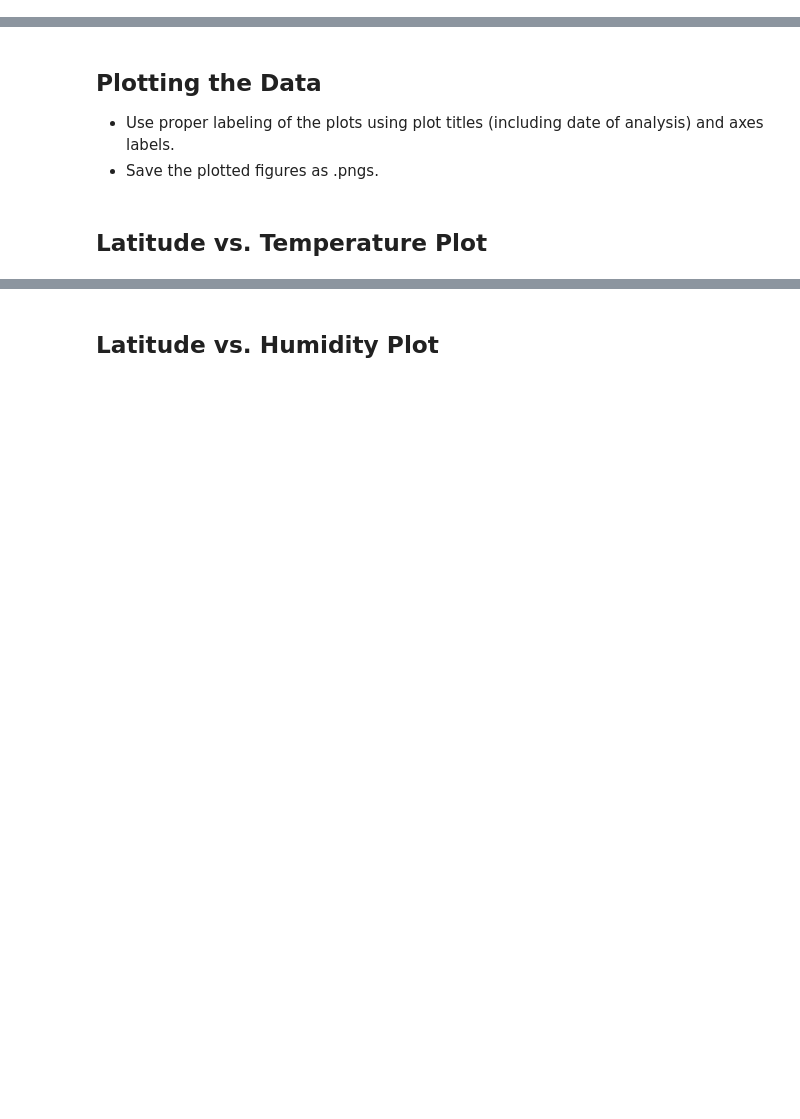
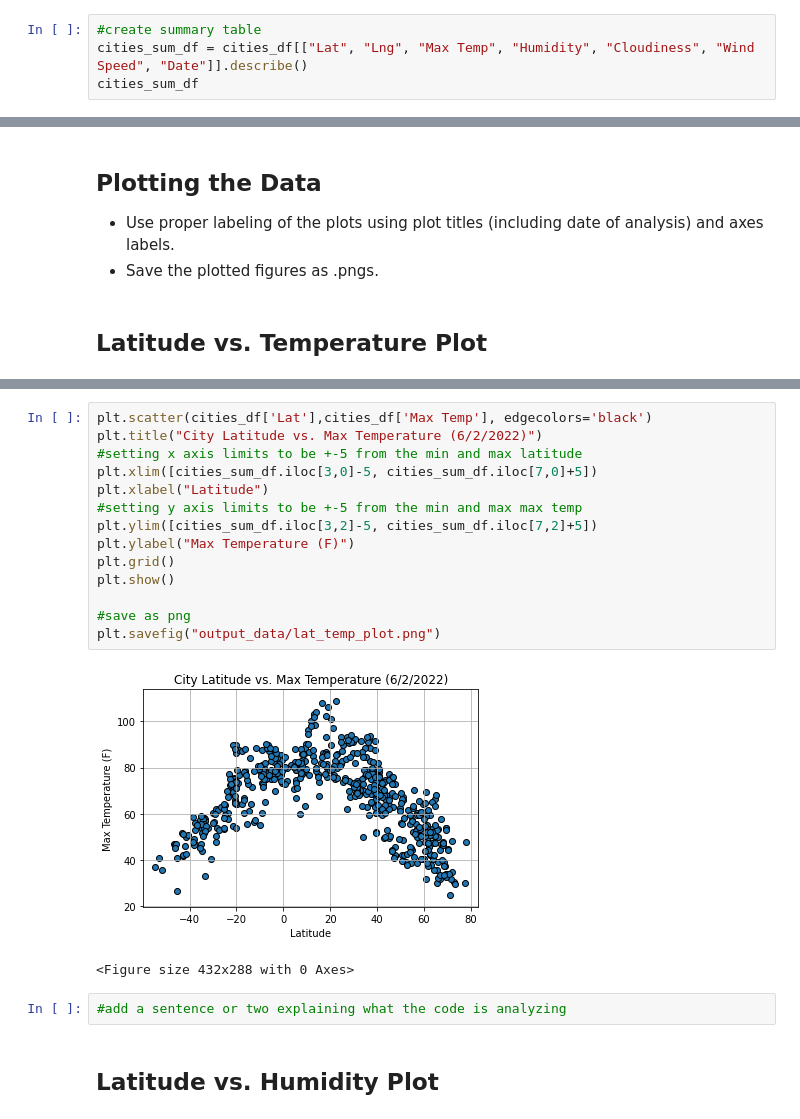
Before and after one commit to mbruns13/python-api-challenge, a Jupyter notebook: WeatherPy.ipynb, the cells around one changed output, grey strips where cells are left out. Cells and saved outputs as stored; diff of their text form; blank space fills up the shorter version.

Commit message:
updating with scatter plots

```diff
--- a/WeatherPy.ipynb
+++ b/WeatherPy.ipynb
@@ -168,0 +160,4 @@ cities_df
+# %%
+#create summary table
+cities_sum_df = cities_df[["Lat", "Lng", "Max Temp", "Humidity", "Cloudiness", "Wind Speed", "Date"]].describe()
+cities_sum_df
@@ -207,2 +197,21 @@ Int64Index([], dtype='int64')
+# %%
+plt.scatter(cities_df['Lat'],cities_df['Max Temp'], edgecolors='black')
+plt.title("City Latitude vs. Max Temperature (6/2/2022)")
+#setting x axis limits to be +-5 from the min and max latitude
+plt.xlim([cities_sum_df.iloc[3,0]-5, cities_sum_df.iloc[7,0]+5])
+plt.xlabel("Latitude")
+#setting y axis limits to be +-5 from the min and max max temp
+plt.ylim([cities_sum_df.iloc[3,2]-5, cities_sum_df.iloc[7,2]+5])
+plt.ylabel("Max Temperature (F)")
+plt.grid()
+plt.show()
+
+#save as png
+plt.savefig("output_data/lat_temp_plot.png")
+# %% [output]
+[figure, added]
+<Figure size 432x288 with 0 Axes>
+# %%
+#add a sentence or two explaining what the code is analyzing
 # %% [markdown]
 ## Latitude vs. Humidity Plot
```
Also changed, not shown: parts of 21 cells of this notebook, 5 other files.
